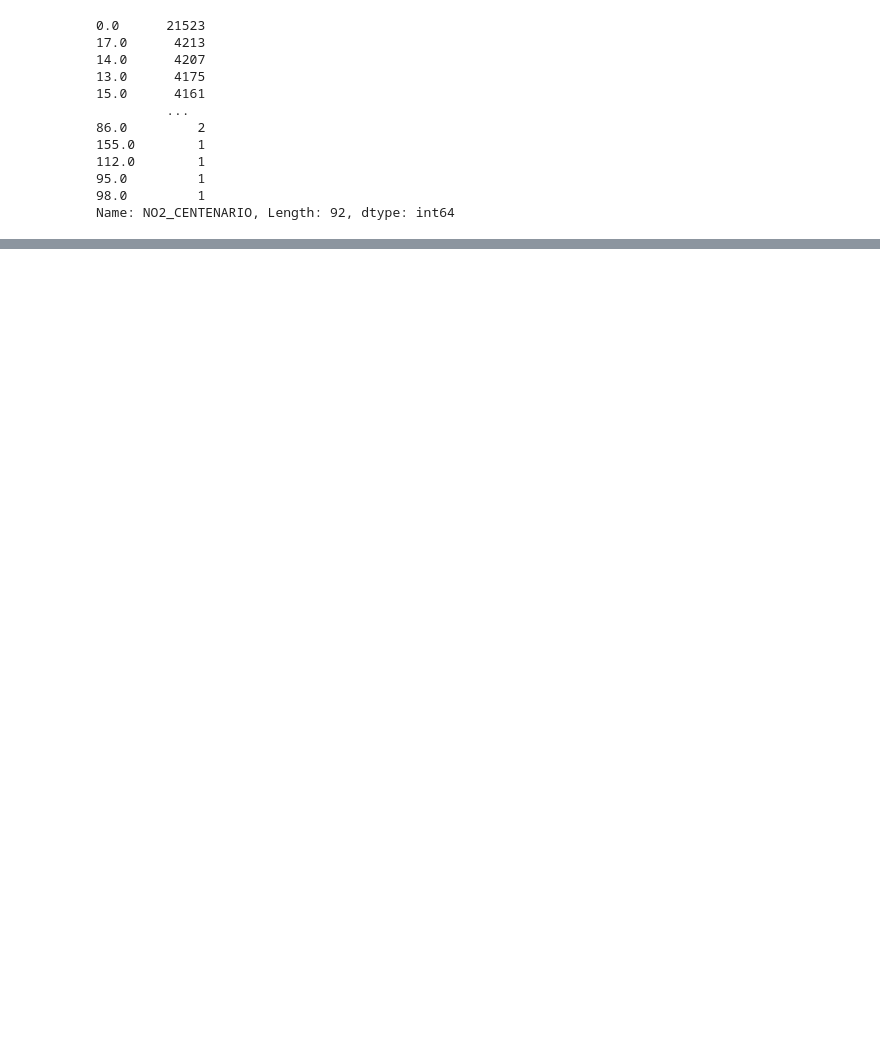
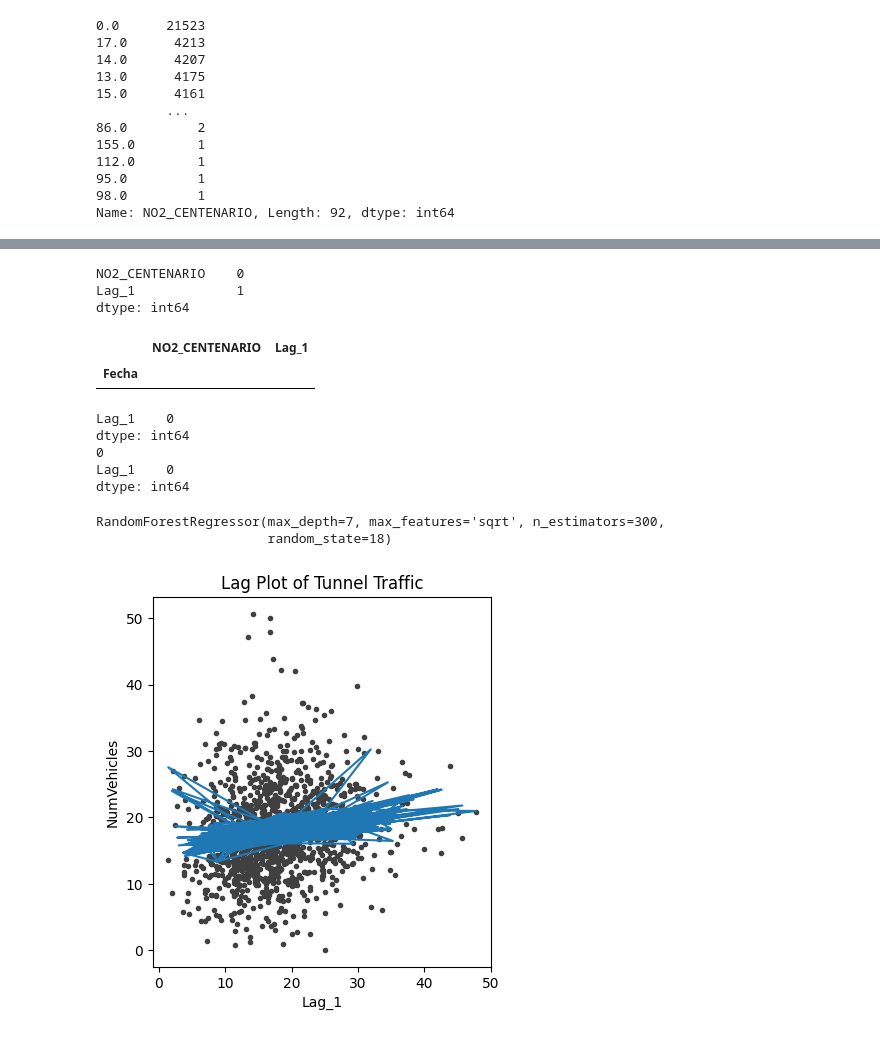
Before and after one commit to AgustinCdeCelis/calidad_aire_bsas, a Jupyter notebook: analisis.ipynb, the cells around one changed output, grey strips where cells are left out. Drawn from its saved outputs; the diff is of its cells as text; code cells hidden in the pictures; blank space fills up the shorter version.

```diff
--- a/analisis.ipynb
+++ b/analisis.ipynb
@@ -368,0 +559,23 @@ Name: CO_CENTENARIO, dtype: int64
+# %%
+df_centenario_no2.isnull().sum()
+# %% [output]
+NO2_CENTENARIO    0
+Lag_1             1
+dtype: int64
+# %%
+
+
+df_centenario_no2= df_centenario_no2.dropna()
+
+df_centenario_no2[df_centenario_no2.isnull().any(axis=1)]
+# %% [output]
+|  | NO2_CENTENARIO | Lag_1 |
+| Fecha |  |  |
+# %%
+y = df_centenario_no2['NO2_CENTENARIO']
+X= df_centenario_no2[['Lag_1']]
+# %%
+
+
+
+X_train, X_test, y_train, y_test = train_test_split(X,y, test_size=0.3, random_state=42)
@@ -368,0 +585,16 @@ Name: CO_CENTENARIO, dtype: int64
+# %%
+print(X_train.isnull().sum())
+print(y_train.isnull().sum())
+print(X_test.isnull().sum())
+# %% [output]
+Lag_1    0
+dtype: int64
+0
+Lag_1    0
+dtype: int64
+# %%
+rf = RandomForestRegressor(n_estimators = 300, max_features = 'sqrt', max_depth = 7, random_state = 18)
+rf.fit(X_train, y_train)
+# %% [output]
+RandomForestRegressor(max_depth=7, max_features='sqrt', n_estimators=300,
+                      random_state=18)
@@ -368,0 +604,12 @@ Name: CO_CENTENARIO, dtype: int64
+# %%
+y_pred = pd.Series(rf.predict(X_test), index=X_test.index)
+# %%
+fig, ax = plt.subplots()
+ax.plot(X_test['Lag_1'], y_test, '.', color='0.25')
+ax.plot(X_test['Lag_1'], y_pred)
+ax.set_aspect('equal')
+ax.set_ylabel('NumVehicles')
+ax.set_xlabel('Lag_1')
+ax.set_title('Lag Plot of Tunnel Traffic');
+# %% [output]
+[figure, added]
```
Also changed, not shown: parts of 31 cells of this notebook, 3 other files.
